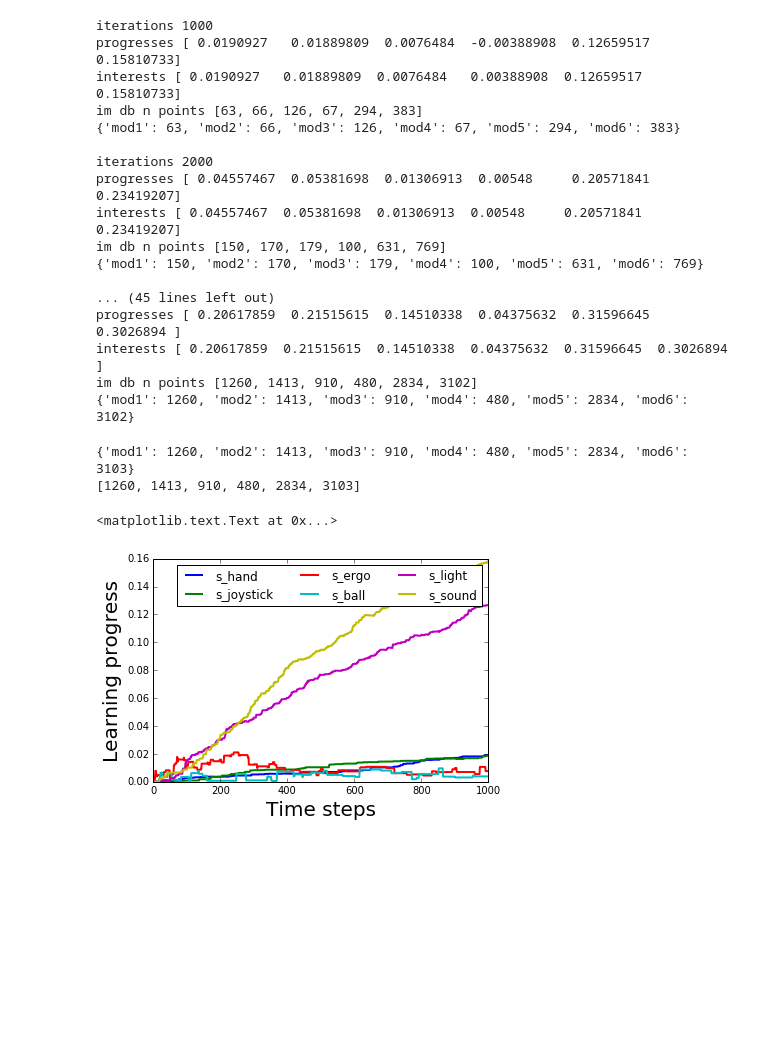
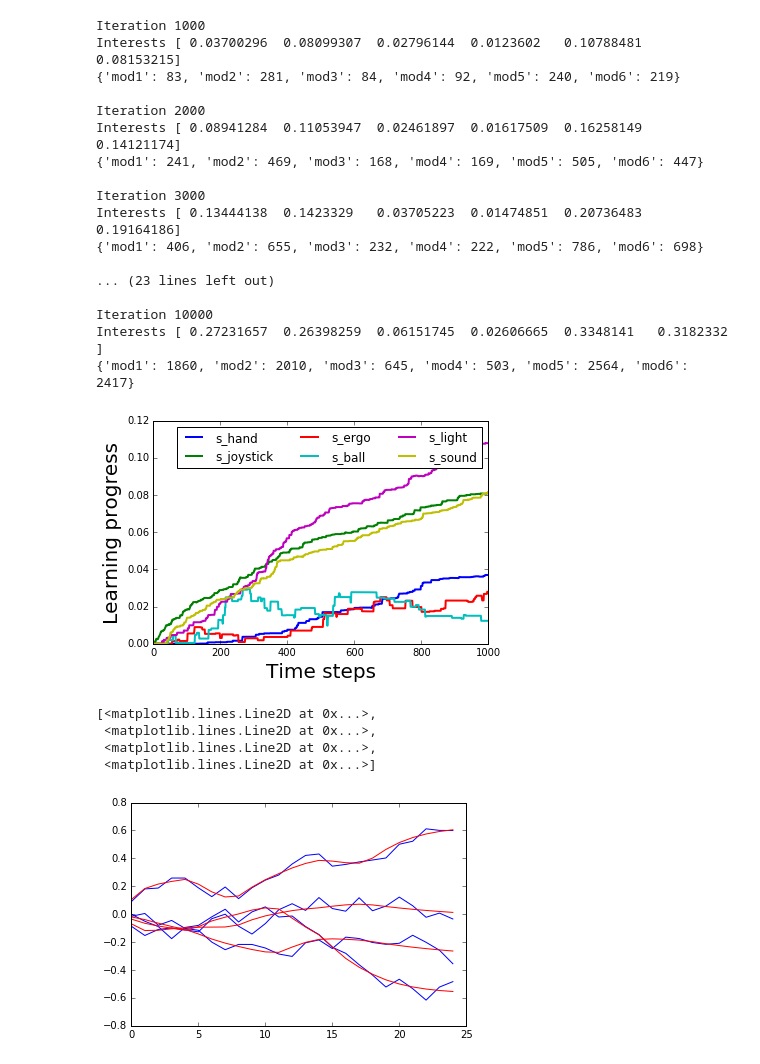
Before and after one commit to sebastien-forestier/NIPS2016, a Jupyter notebook: notebook/test_learning.ipynb, the cells around one changed output. Saved outputs shown, nothing was run; the diff lists cells and outputs as text; code cells hidden in the pictures; blank space fills up the shorter version.

Commit message:
tests joystick

```diff
--- a/notebook/test_learning.ipynb
+++ b/notebook/test_learning.ipynb
@@ -29,42 +16,49 @@ agent = Supervisor(environment)
 # %%
-for iteration in range(10000):
+environment = TestEnvironment()
+learning = Learning(environment)
+for i in range(10000):
     context = environment.get_current_context()
-    m = agent.produce(context)
+    m = learning.produce(context)
     s = environment.update(m)
-    agent.perceive(s)
+    learning.perceive(s)
 # %% [output]
-iterations 1000
-progresses [ 0.0190927   0.01889809  0.0076484  -0.00388908  0.12659517  0.15810733]
-interests [ 0.0190927   0.01889809  0.0076484   0.00388908  0.12659517  0.15810733]
-im db n points [63, 66, 126, 67, 294, 383]
-{'mod1': 63, 'mod2': 66, 'mod3': 126, 'mod4': 67, 'mod5': 294, 'mod6': 383}
+Iteration 1000
+Interests [ 0.03700296  0.08099307  0.02796144  0.0123602   0.10788481  0.08153215]
+{'mod1': 83, 'mod2': 281, 'mod3': 84, 'mod4': 92, 'mod5': 240, 'mod6': 219}
 
-iterations 2000
-progresses [ 0.04557467  0.05381698  0.01306913  0.00548     0.20571841  0.23419207]
-interests [ 0.04557467  0.05381698  0.01306913  0.00548     0.20571841  0.23419207]
-im db n points [150, 170, 179, 100, 631, 769]
-{'mod1': 150, 'mod2': 170, 'mod3': 179, 'mod4': 100, 'mod5': 631, 'mod6': 769}
+Iteration 2000
+Interests [ 0.08941284  0.11053947  0.02461897  0.01617509  0.16258149  0.14121174]
+{'mod1': 241, 'mod2': 469, 'mod3': 168, 'mod4': 169, 'mod5': 505, 'mod6': 447}
 
-... (45 lines left out)
-progresses [ 0.20617859  0.21515615  0.14510338  0.04375632  0.31596645  0.3026894 ]
-interests [ 0.20617859  0.21515615  0.14510338  0.04375632  0.31596645  0.3026894 ]
-im db n points [1260, 1413, 910, 480, 2834, 3102]
-{'mod1': 1260, 'mod2': 1413, 'mod3': 910, 'mod4': 480, 'mod5': 2834, 'mod6': 3102}
+Iteration 3000
+Interests [ 0.13444138  0.1423329   0.03705223  0.01474851  0.20736483  0.19164186]
+{'mod1': 406, 'mod2': 655, 'mod3': 232, 'mod4': 222, 'mod5': 786, 'mod6': 698}
+
+... (23 lines left out)
+
+Iteration 10000
+Interests [ 0.27231657  0.26398259  0.06151745  0.02606665  0.3348141   0.3182332 ]
+{'mod1': 1860, 'mod2': 2010, 'mod3': 645, 'mod4': 503, 'mod5': 2564, 'mod6': 2417}
-# %%
-print agent.chosen_modules
-print [len(agent.modules[mid].interest_model.data_xc) for mid in agent.modules.keys()]
-# %% [output]
-{'mod1': 1260, 'mod2': 1413, 'mod3': 910, 'mod4': 480, 'mod5': 2834, 'mod6': 3103}
-[1260, 1413, 910, 480, 2834, 3103]
-# %%
-%matplotlib inline
-import matplotlib.pyplot as plt
-
-fig, ax = plt.subplots()
-ax.plot(np.array(agent.interests_evolution[:1000]), lw=2)
-ax.legend(["s_hand", "s_joystick", "s_ergo", "s_ball", "s_light", "s_sound"], ncol=3)
-ax.set_xlabel('Time steps', fontsize=20)
-ax.set_ylabel('Learning progress', fontsize=20)
-# %% [output]
-<matplotlib.text.Text at 0x...>
-[figure, removed]
+# %%
+%matplotlib inline
+import matplotlib.pyplot as plt
+learning.plot()
+# %% [output]
+[figure, added]
+# %%
+# Now a demonstrations
+m_traj = np.cumsum(0.1*(2.*np.random.random((25, 4))-1.), axis=0)
+
+%matplotlib inline
+plt.plot(m_traj, "b")
+
+m_demo = environment.torsodemo2m(m_traj)
+
+m_traj_imitation = environment.env.compute_dmp(m_demo)
+plt.plot(m_traj_imitation, "r")
+# %% [output]
+[<matplotlib.lines.Line2D at 0x...>,
+ <matplotlib.lines.Line2D at 0x...>,
+ <matplotlib.lines.Line2D at 0x...>,
+ <matplotlib.lines.Line2D at 0x...>]
+[figure, added]
```
Also changed, not shown: parts of 4 cells of this notebook, 3 other files.
